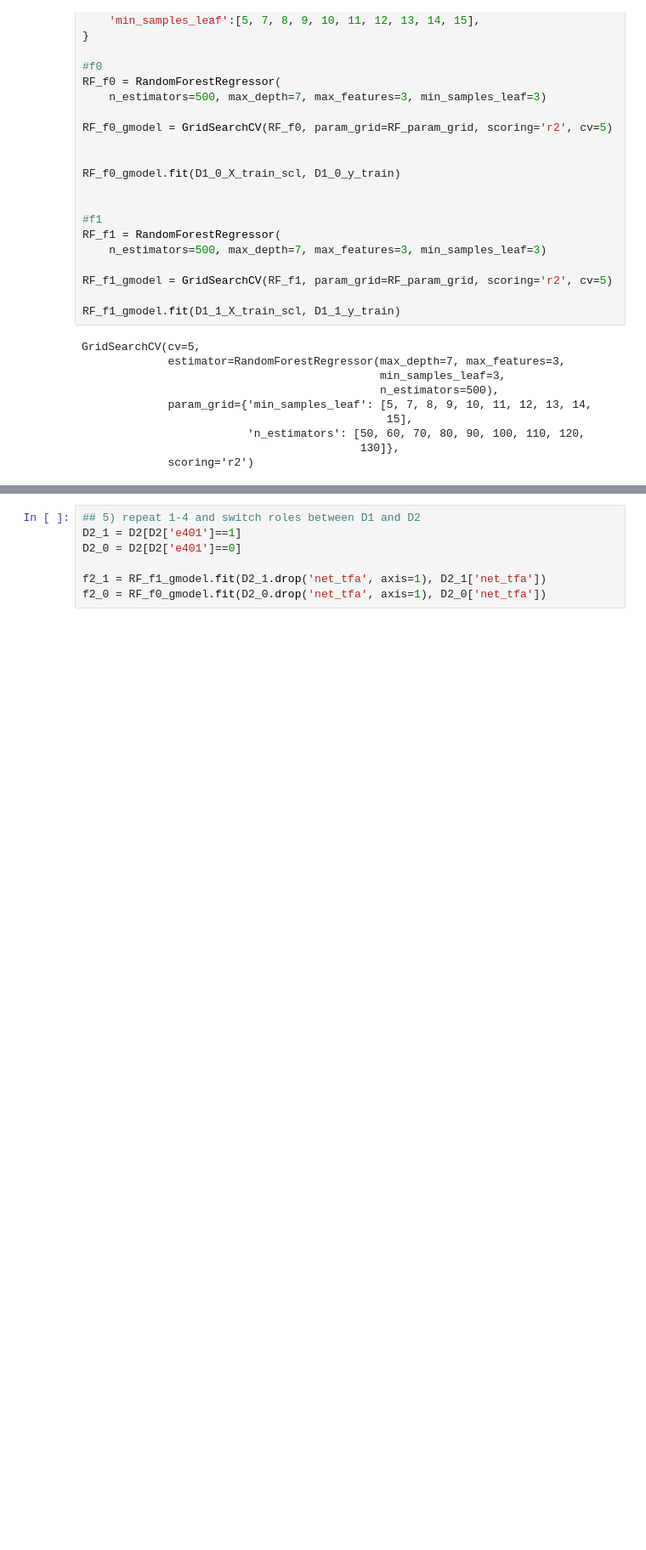
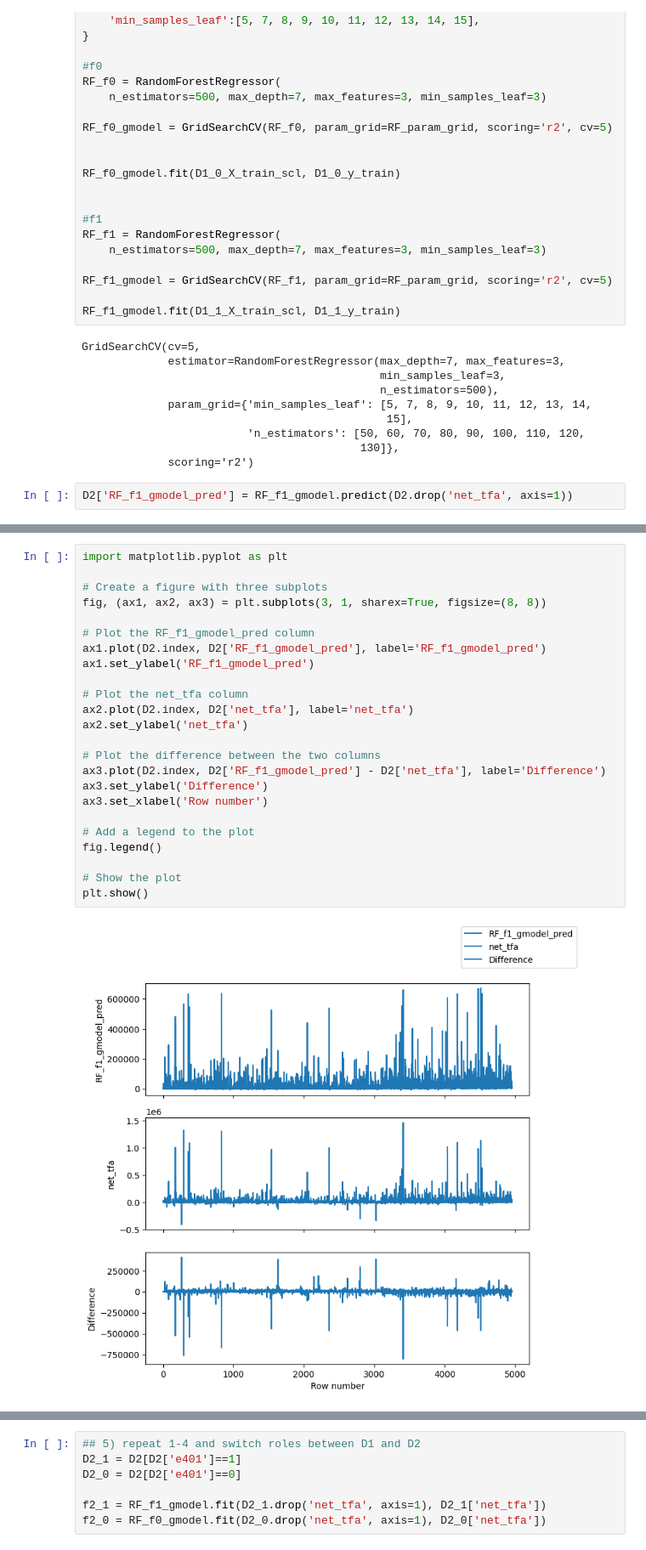
Before and after one commit to erikaguti/ML-CI-HW2, a Jupyter notebook: ML-CI-HW-2 Sam Copy.ipynb, the cells around one changed output, grey strips where cells are left out. Shown at 85% size. Drawn from its saved outputs; the diff is of its cells as text; blank space fills up the shorter version.

```diff
--- a/ML-CI-HW-2 Sam Copy.ipynb
+++ b/ML-CI-HW-2 Sam Copy.ipynb
@@ -121,3 +130,5 @@ GridSearchCV(cv=5,
                          'n_estimators': [50, 60, 70, 80, 90, 100, 110, 120,
                                           130]},
              scoring='r2')
+# %%
+D2['RF_f1_gmodel_pred'] = RF_f1_gmodel.predict(D2.drop('net_tfa', axis=1))
@@ -124,3 +151,29 @@ GridSearchCV(cv=5,
+# %%
+import matplotlib.pyplot as plt
+
+# Create a figure with three subplots
+fig, (ax1, ax2, ax3) = plt.subplots(3, 1, sharex=True, figsize=(8, 8))
+
+# Plot the RF_f1_gmodel_pred column
+ax1.plot(D2.index, D2['RF_f1_gmodel_pred'], label='RF_f1_gmodel_pred')
+ax1.set_ylabel('RF_f1_gmodel_pred')
+
+# Plot the net_tfa column
+ax2.plot(D2.index, D2['net_tfa'], label='net_tfa')
+ax2.set_ylabel('net_tfa')
+
+# Plot the difference between the two columns
+ax3.plot(D2.index, D2['RF_f1_gmodel_pred'] - D2['net_tfa'], label='Difference')
+ax3.set_ylabel('Difference')
+ax3.set_xlabel('Row number')
+
+# Add a legend to the plot
+fig.legend()
+
+# Show the plot
+plt.show()
+# %% [output]
+[figure, added]
 # %%
 ## 4) Make predictions on the complementary dataset D2, and calculate the ATE_2 as the average of f1(D2) - f0(D2)
 # Predict the outcome using the f1_1 and f1_0 models, respectively.
```
Also changed, not shown: parts of 14 cells of this notebook.
